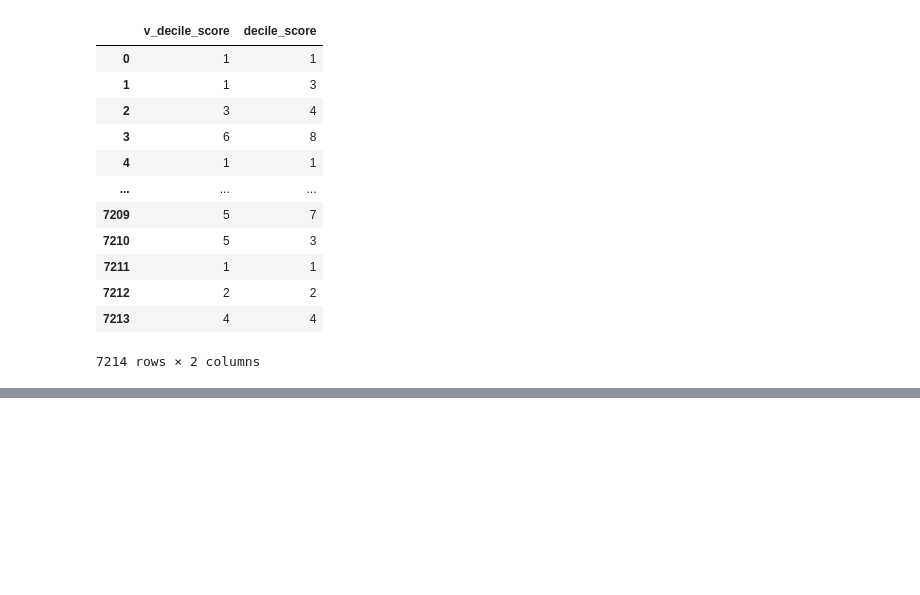
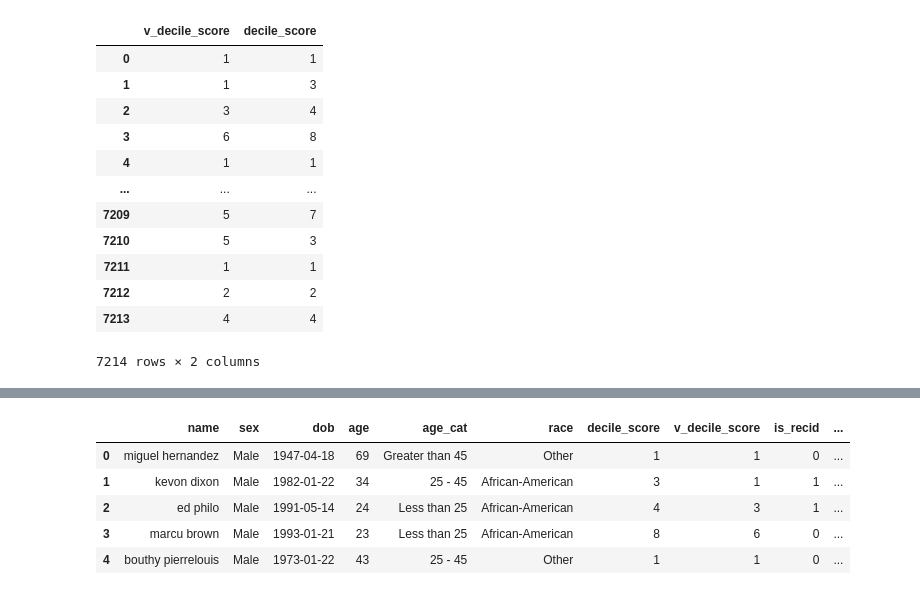
Before and after one commit to aaznarmellado-collab/TFM-Sesgos-en-el-sistema-judicial-de-EEUU-, a Jupyter notebook: 01_Notebooks/TFM_SESGOS_EN_EL_SISTEMA_JUDICIAL_DE_EEUU.ipynb, the cells around one changed output, grey strips where cells are left out. Saved outputs shown, nothing was run; the diff lists cells and outputs as text; code cells hidden in the pictures; blank space fills up the shorter version.

```diff
--- a/01_Notebooks/TFM_SESGOS_EN_EL_SISTEMA_JUDICIAL_DE_EEUU.ipynb
+++ b/01_Notebooks/TFM_SESGOS_EN_EL_SISTEMA_JUDICIAL_DE_EEUU.ipynb
@@ -330,0 +420,27 @@ df_compas_two_years.drop[columnas_drop_df2]
+# %%
+variables_df2 = [
+ 'name',
+ 'sex',
+ 'dob',
+ 'age',
+ 'age_cat',
+ 'race',
+ 'decile_score',
+ 'v_decile_score',
+ 'is_recid',
+ 'is_violent_recid',
+ 'score_text',
+ 'screening_date',
+ 'two_year_recid'
+ ]
+# %%
+df_two_years_clean = df_compas_two_years[variables_df2].copy()
+# %%
+df_two_years_clean.head()
+# %% [output]
+|  | name | sex | dob | age | age_cat | race | decile_score | v_decile_score | is_recid | ... |
+| 0 | miguel hernandez | Male | 1947-04-18 | 69 | Greater than 45 | Other | 1 | 1 | 0 | ... |
+| 1 | kevon dixon | Male | 1982-01-22 | 34 | 25 - 45 | African-American | 3 | 1 | 1 | ... |
+| 2 | ed philo | Male | 1991-05-14 | 24 | Less than 25 | African-American | 4 | 3 | 1 | ... |
+| 3 | marcu brown | Male | 1993-01-21 | 23 | Less than 25 | African-American | 8 | 6 | 0 | ... |
+| 4 | bouthy pierrelouis | Male | 1973-01-22 | 43 | 25 - 45 | Other | 1 | 1 | 0 | ... |
```
Also changed, not shown: parts of 36 cells of this notebook.
